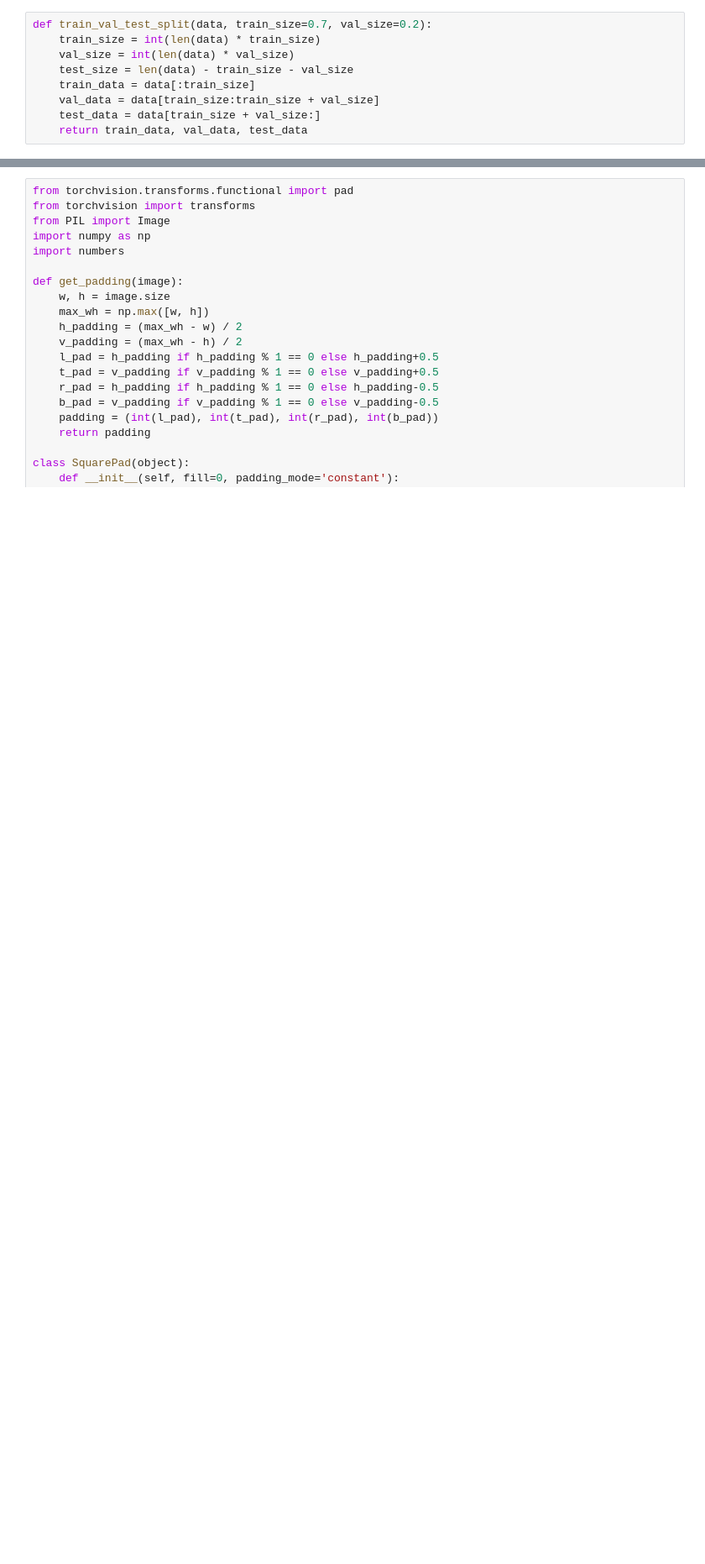
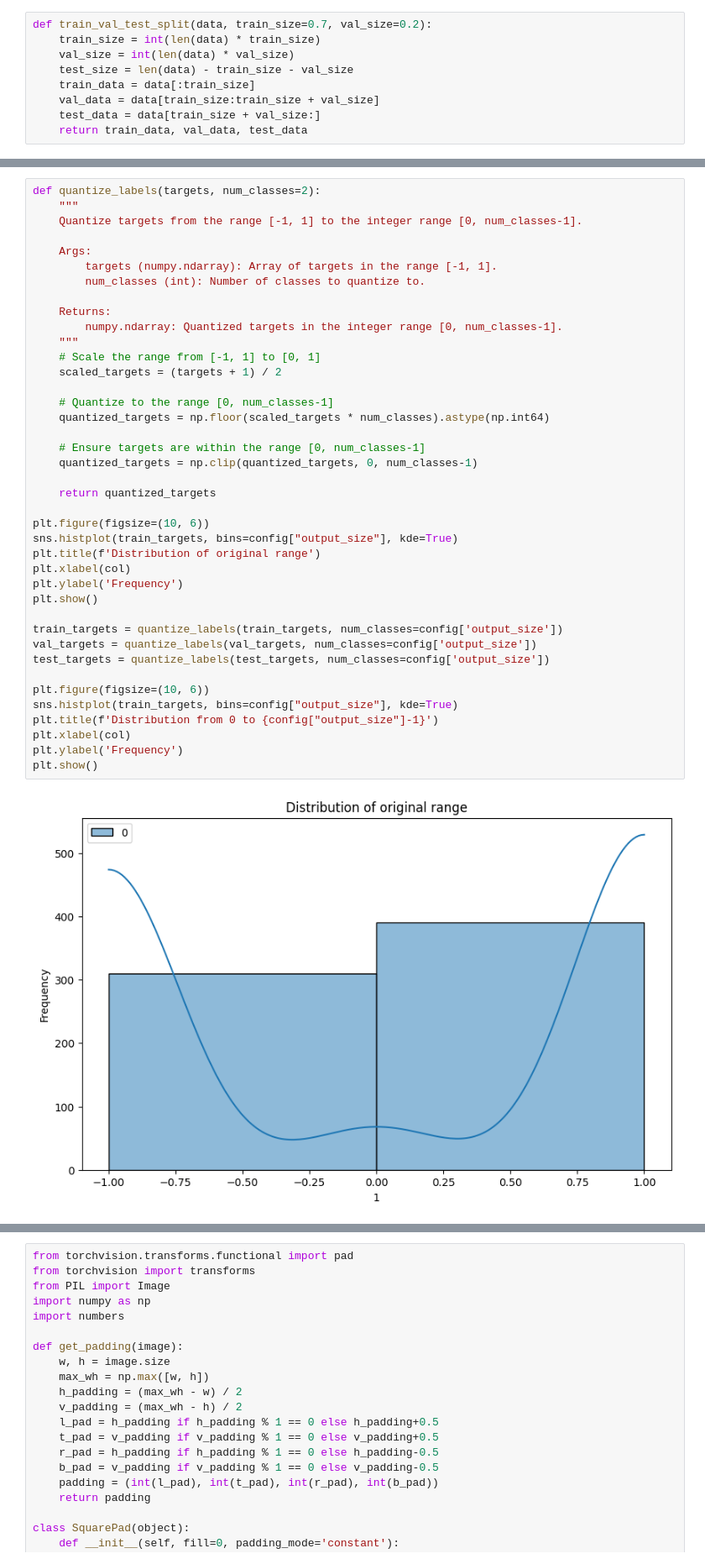
Before and after one commit to mchrisgm/Innovative-Approaches-to-Asset-Prediction, a Jupyter notebook: notebooks/Google Colab.ipynb, the cells around one changed output, grey strips where cells are left out. Shown: that part at 84% size. Drawn from its saved outputs; the diff is of its cells as text; blank space fills up the shorter version.

```diff
--- a/notebooks/Google Colab.ipynb
+++ b/notebooks/Google Colab.ipynb
@@ -162,0 +170,42 @@ test_targets = np.asarray(test_data[:, 1:], dtype=np.float32)
+# %%
+def quantize_labels(targets, num_classes=2):
+    """
+    Quantize targets from the range [-1, 1] to the integer range [0, num_classes-1].
+
+    Args:
+        targets (numpy.ndarray): Array of targets in the range [-1, 1].
+        num_classes (int): Number of classes to quantize to.
+
+    Returns:
+        numpy.ndarray: Quantized targets in the integer range [0, num_classes-1].
+    """
+    # Scale the range from [-1, 1] to [0, 1]
+    scaled_targets = (targets + 1) / 2
+
+    # Quantize to the range [0, num_classes-1]
+    quantized_targets = np.floor(scaled_targets * num_classes).astype(np.int64)
+
+    # Ensure targets are within the range [0, num_classes-1]
+    quantized_targets = np.clip(quantized_targets, 0, num_classes-1)
+
+    return quantized_targets
+
+plt.figure(figsize=(10, 6))
+sns.histplot(train_targets, bins=config["output_size"], kde=True)
+plt.title(f'Distribution of original range')
+plt.xlabel(col)
+plt.ylabel('Frequency')
+plt.show()
+
+train_targets = quantize_labels(train_targets, num_classes=config['output_size'])
+val_targets = quantize_labels(val_targets, num_classes=config['output_size'])
+test_targets = quantize_labels(test_targets, num_classes=config['output_size'])
+
+plt.figure(figsize=(10, 6))
+sns.histplot(train_targets, bins=config["output_size"], kde=True)
+plt.title(f'Distribution from 0 to {config["output_size"]-1}')
+plt.xlabel(col)
+plt.ylabel('Frequency')
+plt.show()
+# %% [output]
+[figure, added]
```
Also changed, not shown: parts of 17 cells of this notebook.
